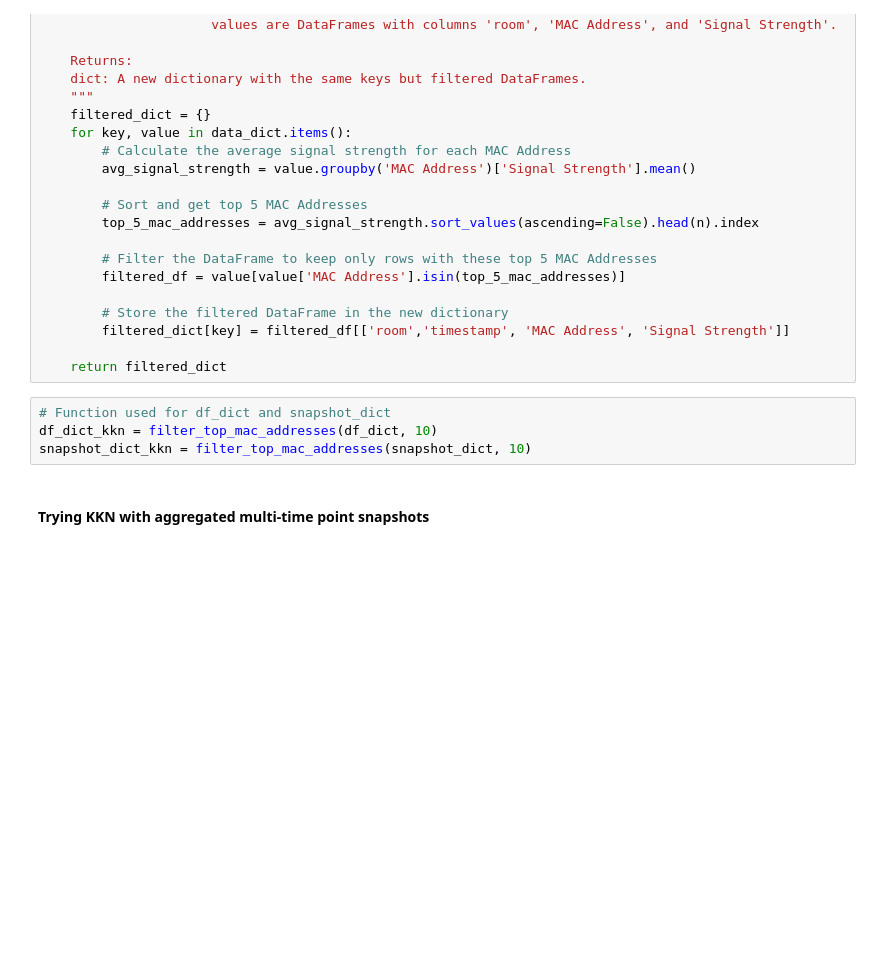
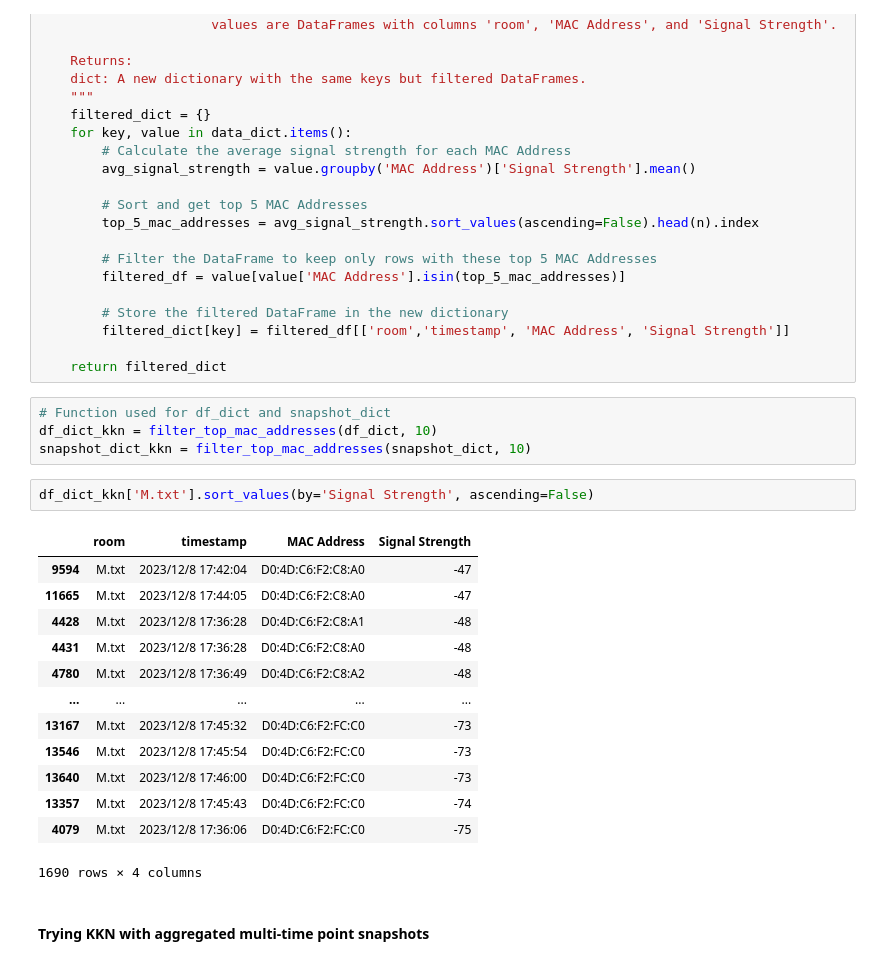
Before and after one commit to Nelis5174473/Wi-Fi-Fingerprinting-GEO1003, a Jupyter notebook: Analysis.ipynb, the cells around one changed output. Cells and saved outputs as stored; diff of their text form; blank space fills up the shorter version.

```diff
--- a/Analysis.ipynb
+++ b/Analysis.ipynb
@@ -316,6 +323,22 @@ def filter_top_mac_addresses(data_dict, n=5):
 # Function used for df_dict and snapshot_dict
 df_dict_kkn = filter_top_mac_addresses(df_dict, 10)
 snapshot_dict_kkn = filter_top_mac_addresses(snapshot_dict, 10)
+# %%
+df_dict_kkn['M.txt'].sort_values(by='Signal Strength', ascending=False)
+# %% [output]
+|  | room | timestamp | MAC Address | Signal Strength |
+| 9594 | M.txt | 2023/12/8 17:42:04 | D0:4D:C6:F2:C8:A0 | -47 |
+| 11665 | M.txt | 2023/12/8 17:44:05 | D0:4D:C6:F2:C8:A0 | -47 |
+| 4428 | M.txt | 2023/12/8 17:36:28 | D0:4D:C6:F2:C8:A1 | -48 |
+| 4431 | M.txt | 2023/12/8 17:36:28 | D0:4D:C6:F2:C8:A0 | -48 |
+| 4780 | M.txt | 2023/12/8 17:36:49 | D0:4D:C6:F2:C8:A2 | -48 |
+| ... | ... | ... | ... | ... |
+| 13167 | M.txt | 2023/12/8 17:45:32 | D0:4D:C6:F2:FC:C0 | -73 |
+| 13546 | M.txt | 2023/12/8 17:45:54 | D0:4D:C6:F2:FC:C0 | -73 |
+| 13640 | M.txt | 2023/12/8 17:46:00 | D0:4D:C6:F2:FC:C0 | -73 |
+| 13357 | M.txt | 2023/12/8 17:45:43 | D0:4D:C6:F2:FC:C0 | -74 |
+| 4079 | M.txt | 2023/12/8 17:36:06 | D0:4D:C6:F2:FC:C0 | -75 |
+1690 rows × 4 columns
 # %% [markdown]
 #### Trying KKN with aggregated multi-time point snapshots
 # %%
```
Also changed, not shown: parts of 6 cells of this notebook, 1 other file.
